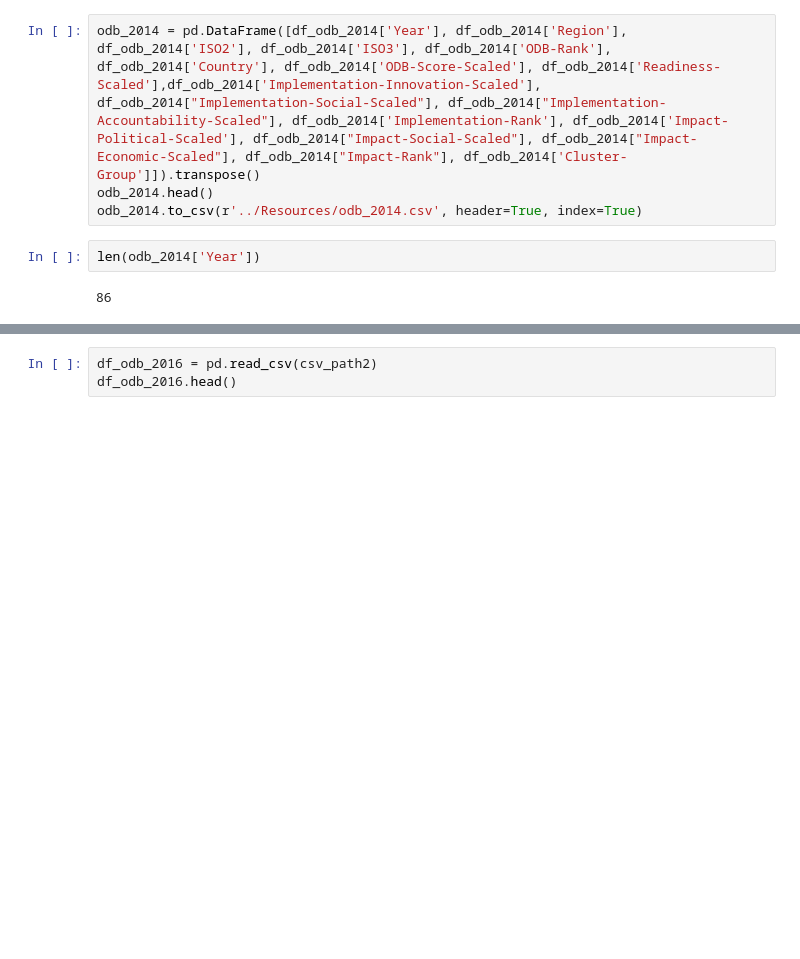
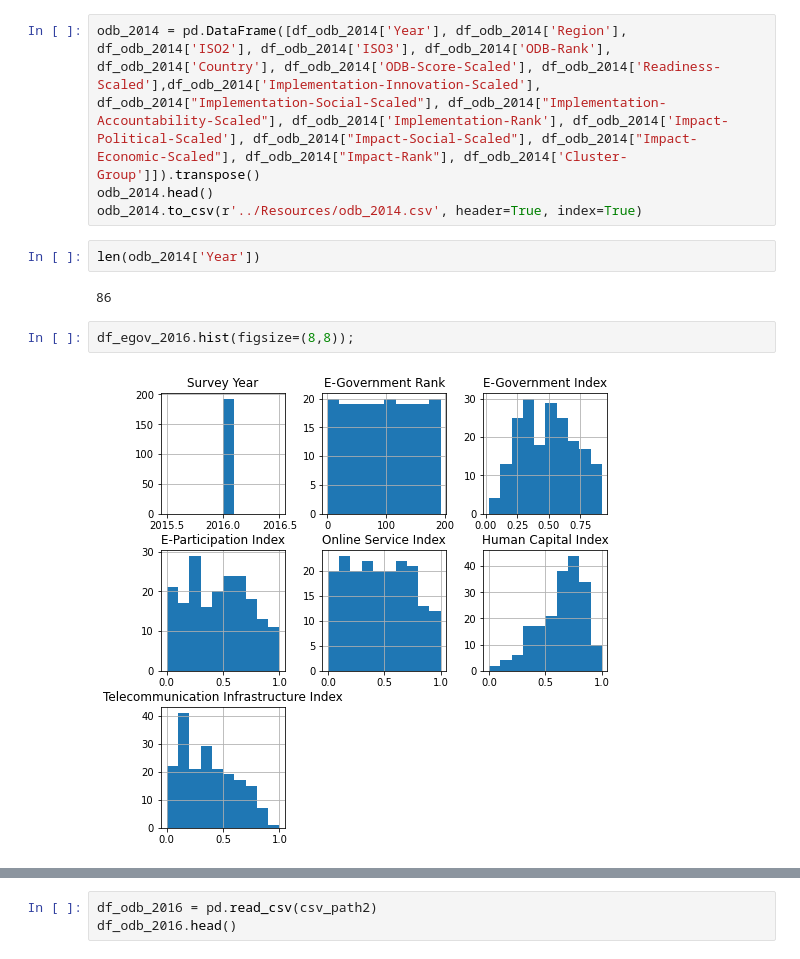
Before and after one commit to kreetigulati/Egovernance_and_OpenData, a Jupyter notebook: Jordan/Exploration - JS.ipynb, the cells around one changed output, grey strips where cells are left out. Saved outputs shown, nothing was run; the diff lists cells and outputs as text; blank space fills up the shorter version.

```diff
--- a/Jordan/Exploration - JS.ipynb
+++ b/Jordan/Exploration - JS.ipynb
@@ -87,3 +103,7 @@ odb_2014.to_csv(r'../Resources/odb_2014.csv', header=True, index=True)
 len(odb_2014['Year'])
 # %% [output]
 86
+# %%
+df_egov_2016.hist(figsize=(8,8));
+# %% [output]
+[figure, added]
```
Also changed, not shown: parts of 3 cells of this notebook, 2 other files.
